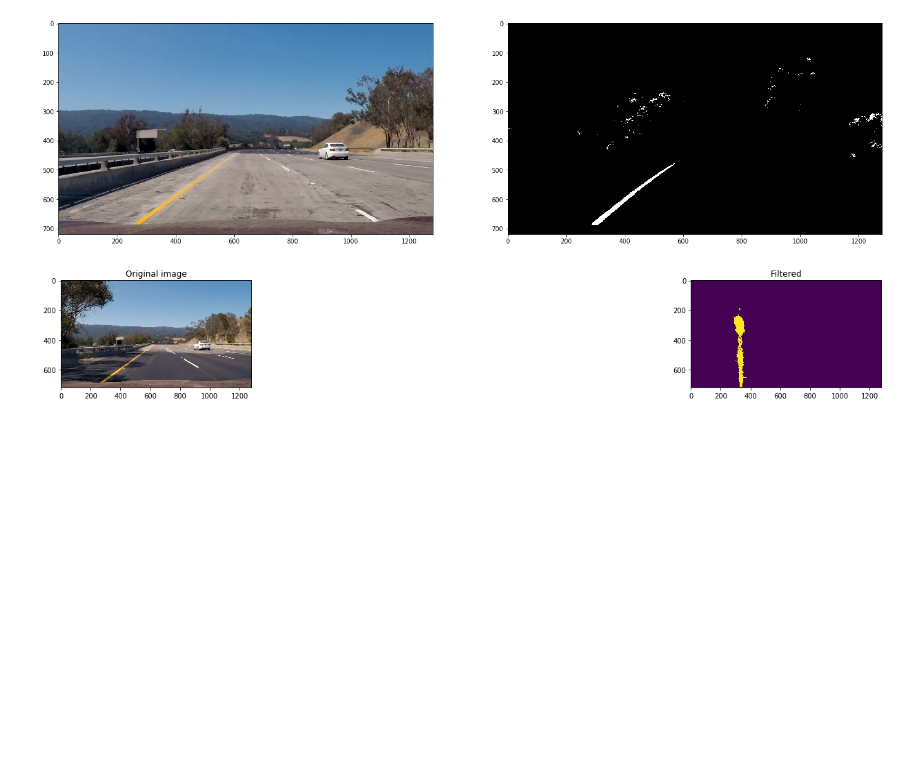
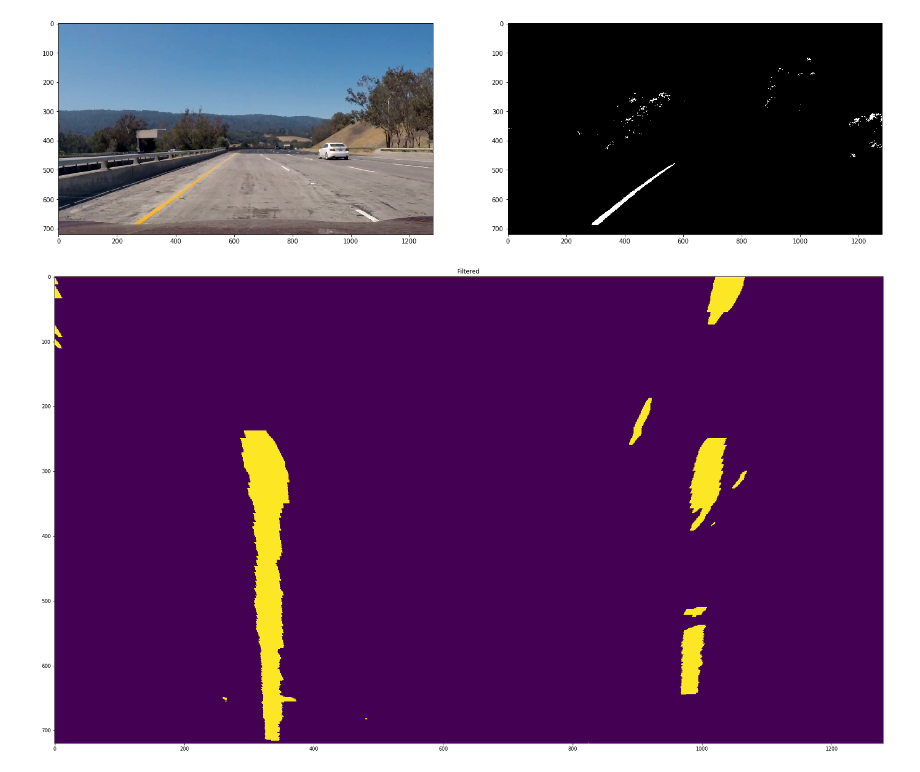
Before and after one commit to royveshovda/CarND-Advanced-Lane-Lines-P4, a Jupyter notebook: Playground.ipynb, the cells around one changed output. Cells and saved outputs as stored; diff of their text form; code cells hidden in the pictures; blank space fills up the shorter version.

```diff
--- a/Playground.ipynb
+++ b/Playground.ipynb
@@ -190,37 +190,37 @@ from moviepy.editor import VideoFileClip
 img = VideoFileClip("project_video.mp4").get_frame(21.5)
 #img = cv2.imread("output_images/test_video_23.jpg")
 img_undist = cv2.undistort(img, mtx, dist, None, mtx)
 #img_processed = process.process_image(img, mtx, dist, M_persp, Minv_persp)
 #white
 #h_thresh=(4, 255)
 #s_thresh=(0, 35)
 #v_thresh=(207, 255)
 #img_processed = process.white_lines(img_undist, h_thresh, s_thresh, v_thresh)
-#img_processed = process.filter_pipeline_single_image(img_undist)
+img_processed = process.filter_pipeline_single_image(img_undist)
 
 h_thresh=(18, 110)
 s_thresh=(100, 255)
 v_thresh=(100, 255)
-img_processed = process.yellow_lines(img_undist, h_thresh, s_thresh, v_thresh)
+#img_processed = process.yellow_lines(img_undist, h_thresh, s_thresh, v_thresh)
 #img_processed = process.yellow_lines(img_undist)
 
 img_size = (img.shape[1], img.shape[0])
 img_warped = cv2.warpPerspective(img_processed, M_persp, img_size, flags=cv2.INTER_LINEAR)
 
 #h_thresh=(0, 50)
 #s_thresh=(100, 255)
 #v_thresh=(100, 255)
 #img_processed = process.yellow_lines(img_undist, h_thresh, s_thresh, v_thresh)
 #img_processed = process.yellow_lines(img_undist)
 
 plt.figure(figsize=(30,20))
 
-plt.subplot(6,2,1)
-plt.title('Original image')
-fig = plt.imshow(img)
+#plt.subplot(6,2,1)
+#plt.title('Original image')
+#fig = plt.imshow(img)
 
-plt.subplot(6,2,2)
+plt.subplot(1,1,1)
 plt.title('Filtered')
 fig =plt.imshow(img_warped)
 # %% [output]
-[figure, old version]
+[figure, new version]
```
Also changed, not shown: 4 other files.
